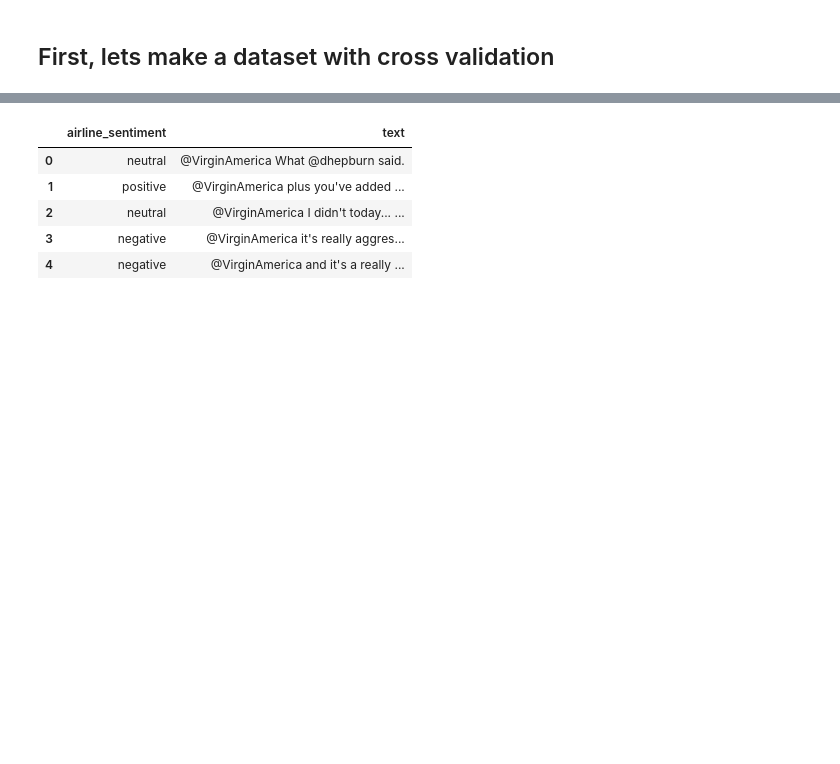
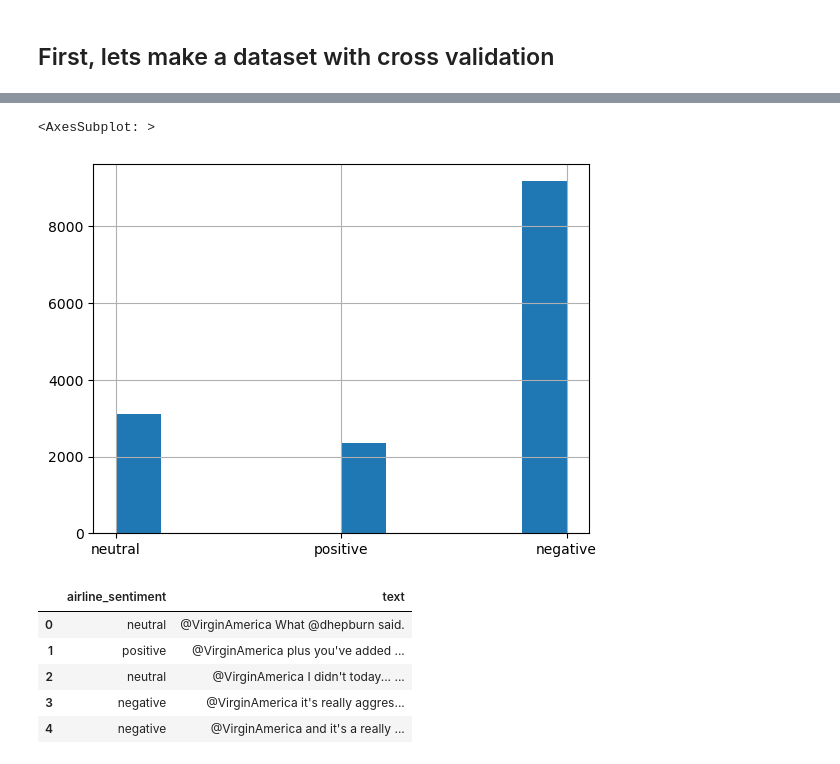
Before and after one commit to brunoconterato/udemy-lazyp-transformers-nlp, a Jupyter notebook: Transformers and Attention (Advanced)/Transformers and Attention Bruno Try.ipynb, the cells around one changed output, grey strips where cells are left out. Cells and saved outputs as stored; diff of their text form; code cells hidden in the pictures; blank space fills up the shorter version.

```diff
--- a/Transformers and Attention (Advanced)/Transformers and Attention Bruno Try.ipynb
+++ b/Transformers and Attention (Advanced)/Transformers and Attention Bruno Try.ipynb
@@ -419,6 +421,11 @@ df_.head()
 | 2 | 570301083672813571 | neutral | 0.6837 | NaN | NaN | Virgin America | ... |
 | 3 | 570301031407624196 | negative | 1.0000 | Bad Flight | 0.7033 | Virgin America | ... |
 | 4 | 570300817074462722 | negative | 1.0000 | Can't Tell | 1.0000 | Virgin America | ... |
+# %%
+df_['airline_sentiment'].hist()
+# %% [output]
+<AxesSubplot: >
+[figure, added]
 # %%
 df = df_[["airline_sentiment", "text"]].copy()
 df.head()
```
Also changed, not shown: parts of 8 cells of this notebook.
